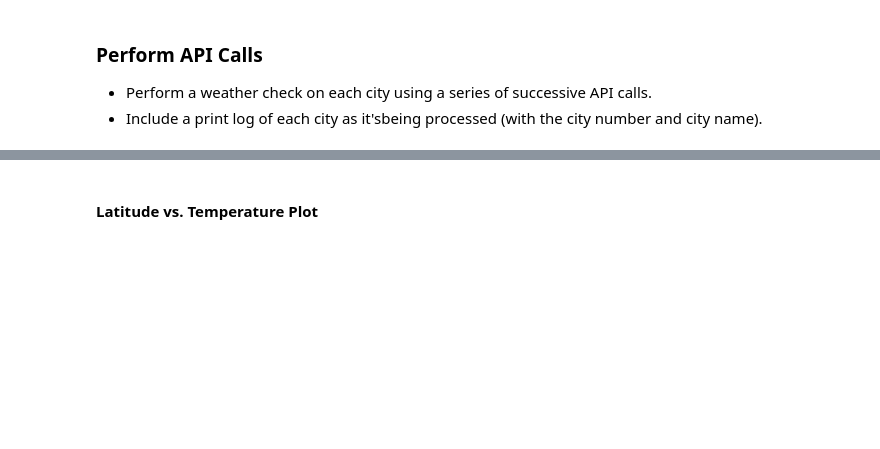
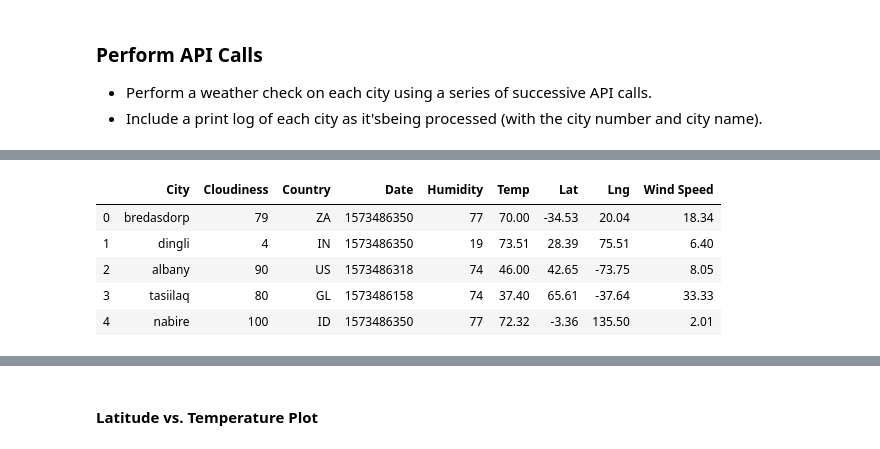
Before and after one commit to abrahambenaim/API---Homework, a Jupyter notebook: WeatherPy.ipynb, the cells around one changed output, grey strips where cells are left out. Cells and saved outputs as stored; diff of their text form; code cells hidden in the pictures; blank space fills up the shorter version.

```diff
--- a/WeatherPy.ipynb
+++ b/WeatherPy.ipynb
@@ -66,17 +74,3 @@ cities
 ### Perform API Calls
 * Perform a weather check on each city using a series of successive API calls.
 * Include a print log of each city as it'sbeing processed (with the city number and city name).
-# %%
-url = "http://api.openweathermap.org/data/2.5/weather?"
-
-# Build partial query URL
-query_url = f"{url}appid={api_key}&units={units}&q="
-
-lat = []
-temp = []
-
-for city in cities:
-    response = requests.get(query_url + city).json()
-
-print(response)
-print(f"The temperature information received is: {temp}")
@@ -110,0 +163,9 @@ ValueError: arrays must all be same length
+# %%
+weather_data.head()
+# %% [output]
+|  | City | Cloudiness | Country | Date | Humidity | Temp | Lat | Lng | Wind Speed |
+| 0 | bredasdorp | 79 | ZA | 1573486350 | 77 | 70.00 | -34.53 | 20.04 | 18.34 |
+| 1 | dingli | 4 | IN | 1573486350 | 19 | 73.51 | 28.39 | 75.51 | 6.40 |
+| 2 | albany | 90 | US | 1573486318 | 74 | 46.00 | 42.65 | -73.75 | 8.05 |
+| 3 | tasiilaq | 80 | GL | 1573486158 | 74 | 37.40 | 65.61 | -37.64 | 33.33 |
+| 4 | nabire | 100 | ID | 1573486350 | 77 | 72.32 | -3.36 | 135.50 | 2.01 |
```
Also changed, not shown: parts of 16 cells of this notebook, 6 other files.
